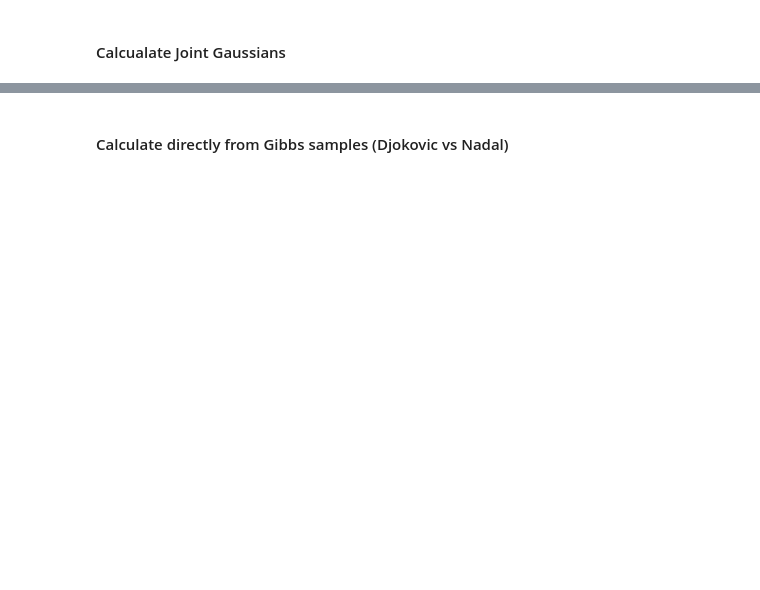
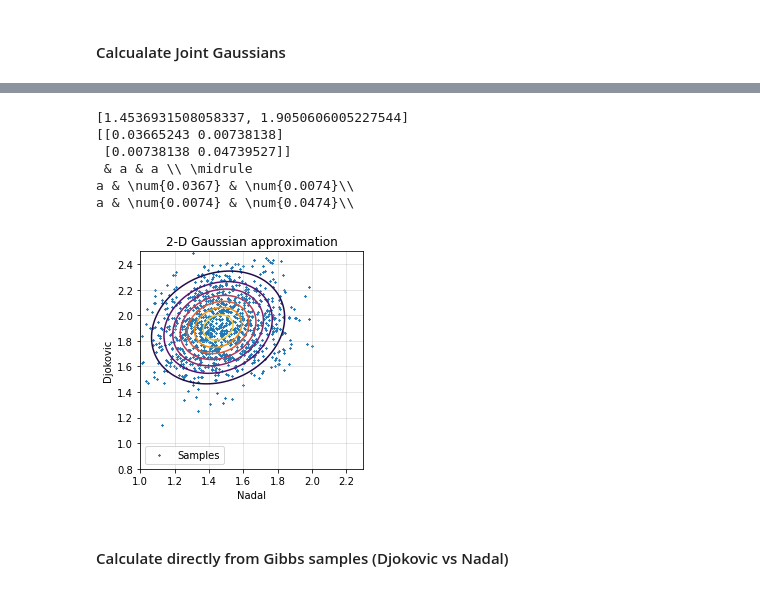
Before and after one commit to lbligh/lzb23_4f13_cw2, a Jupyter notebook: coursework2.ipynb, the cells around one changed output, grey strips where cells are left out. Cells and saved outputs as stored; diff of their text form; code cells hidden in the pictures; blank space fills up the shorter version.

```diff
--- a/coursework2.ipynb
+++ b/coursework2.ipynb
@@ -222,7 +222,7 @@ def numpy_to_latex(arr: np.ndarray, row_titles, col_titles) -> str:
     for i in range(arr.shape[0]):
         res += f"{row_titles[i]} & "
         for j in range(arr.shape[1]):
-            res += "\\num{" + f"{arr[i, j]:.3f}" + "}"
+            res += f"{arr[i, j]:.4f}"
             if j !=arr.shape[1]-1:
                 res +=   " & "
         res += "\\\\ \n"
@@ -308,2 +369,39 @@ print(prob_skill_higher)
+# %%
+from scipy.stats import multivariate_normal
+
+# nadal_samples = skill_samples[10, indices] # switch to Murray
+
+mean_vector = [np.mean(nadal_samples), np.mean(djokovic_samples)]
+cov_matrix = np.cov(nadal_samples, djokovic_samples)
+
+print(mean_vector)
+print(cov_matrix)
+print(numpy_to_latex(cov_matrix, ["a", "a"], ["a", "a"]))
+
+lower = 1
+upper = 2.5
+x, y = np.mgrid[lower:upper:0.01, lower:upper:0.01]
+pos = np.dstack((x, y))
+rv = multivariate_normal(mean=mean_vector, cov=cov_matrix)
+fig = plt.figure(figsize=(4, 4))
+ax = fig.add_subplot(111)
+cs = ax.contour(x, y, rv.pdf(pos), cmap="inferno")
+ax.scatter(nadal_samples, djokovic_samples, marker="x", s=2, label="Samples")
+plt.xlim(lower, upper-0.2)
+plt.ylim(lower-0.2, upper)
+plt.legend()
+ax.grid(alpha=0.4)
+plt.xlabel("Nadal")
+plt.ylabel("Djokovic")
+plt.title("2-D Gaussian approximation")
+plt.savefig("plots/taskd_2.png", format="png", dpi=500, bbox_inches="tight")
+# %% [output]
+[1.4536931508058337, 1.9050606005227544]
+[[0.03665243 0.00738138]
+ [0.00738138 0.04739527]]
+ & a & a \\ \midrule
+a & \num{0.0367} & \num{0.0074}\\
+a & \num{0.0074} & \num{0.0474}\\
+[figure, added]
 # %% [markdown]
 #### Calculate directly from Gibbs samples (Djokovic vs Nadal)
```
Also changed, not shown: parts of 23 cells of this notebook, 4 other files.
